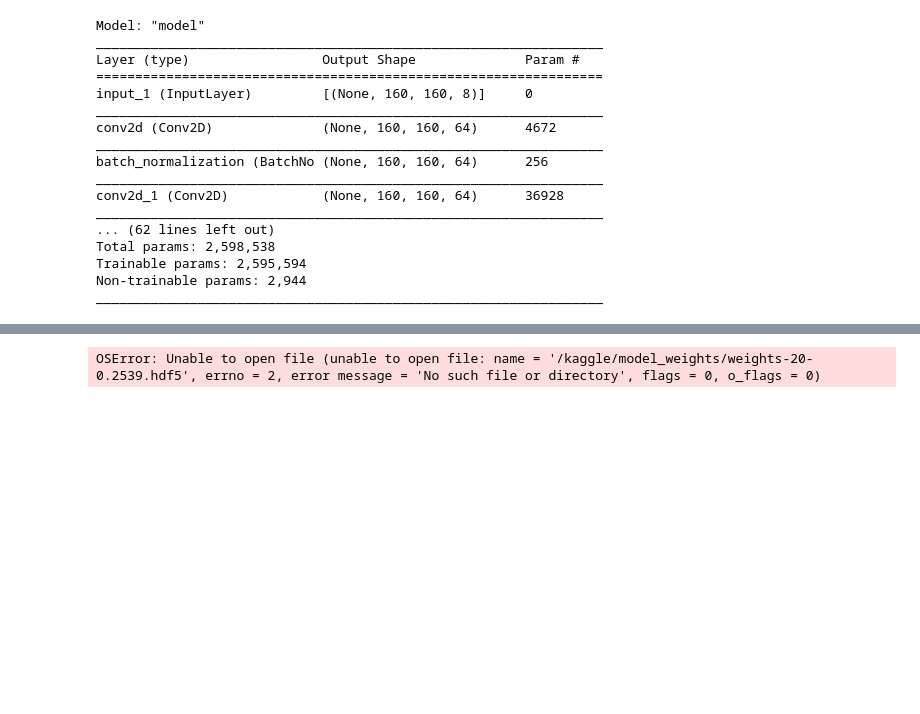
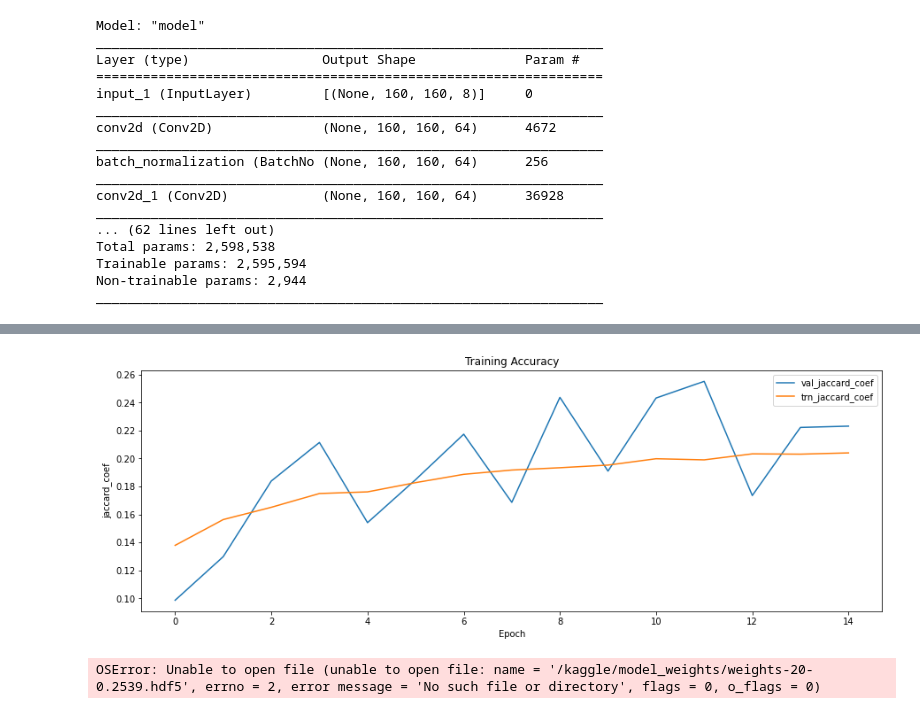
Before and after one commit to swapnil-23/IIRS-PROJECT, a Jupyter notebook: satellite-image-classification.ipynb, the cells around one changed output, grey strips where cells are left out. Drawn from its saved outputs; the diff is of its cells as text; code cells hidden in the pictures; blank space fills up the shorter version.

```diff
--- a/satellite-image-classification.ipynb
+++ b/satellite-image-classification.ipynb
@@ -554,10 +556,11 @@ _________________________________________________________________
 # %%
 ##fitting the model
 
-model_fitting = model.fit(train_dataloader,
+model_fitting = model.fit_generator(train_dataloader,
                               steps_per_epoch=len(train_dataloader),
                               epochs=15,
                               validation_data=val_dataloader,
+                              verbose=2,
                               callbacks=checkpoint
                               )
 # %% [output]
@@ -581,3 +584,11 @@ Epoch 00015: val_loss did not improve from 0.66969
+# %%
+plt.figure(figsize=(15,5))
+plt.plot(range(model_fitting.epoch[-1]+1),model_fitting.history['val_jaccard_coef'],label='val_jaccard_coef')
+plt.plot(range(model_fitting.epoch[-1]+1),model_fitting.history['jaccard_coef'],label='trn_jaccard_coef')
+plt.title('Training Accuracy'); plt.xlabel('Epoch'); plt.ylabel('jaccard_coef');plt.legend();
+plt.show()
+# %% [output]
+[figure, added]
 # %%
 test_dataset = Dataset(x_test, y_test)
 test_dataloader = Dataloder(test_dataset, batch_size=1)
```
Also changed, not shown: parts of 9 cells of this notebook.
